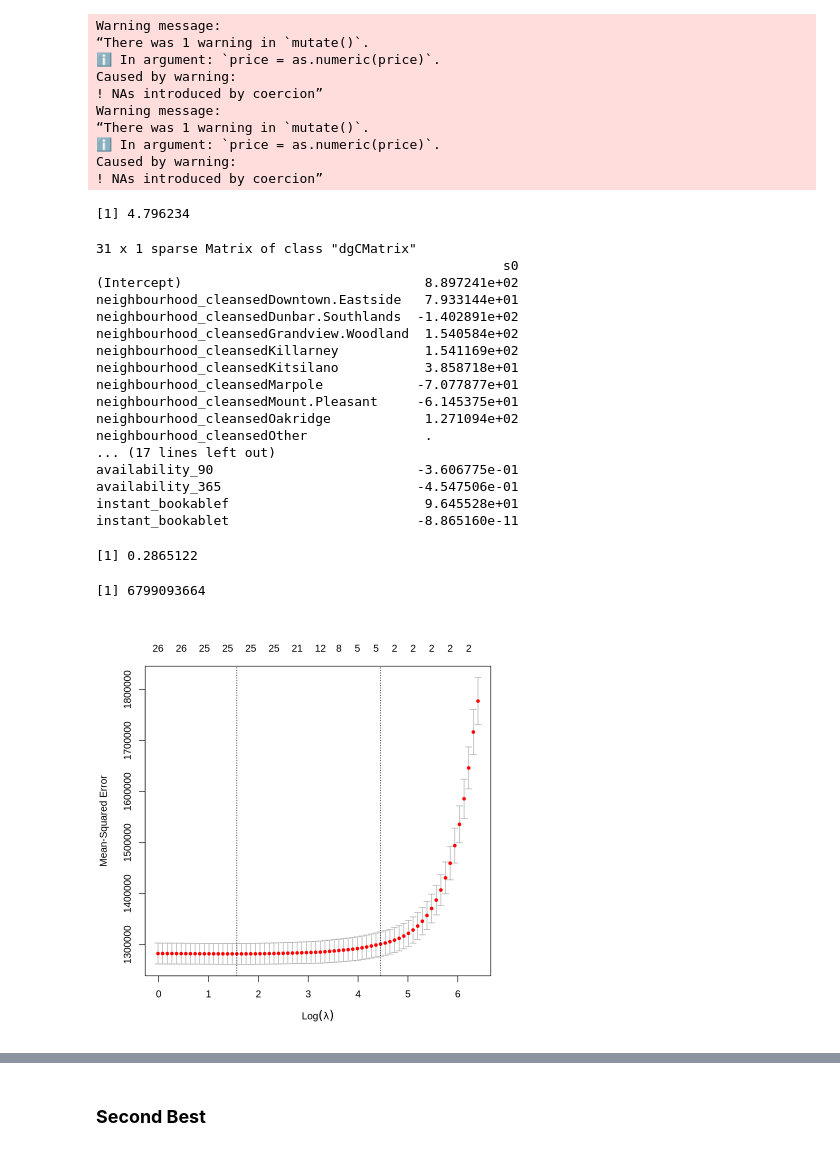
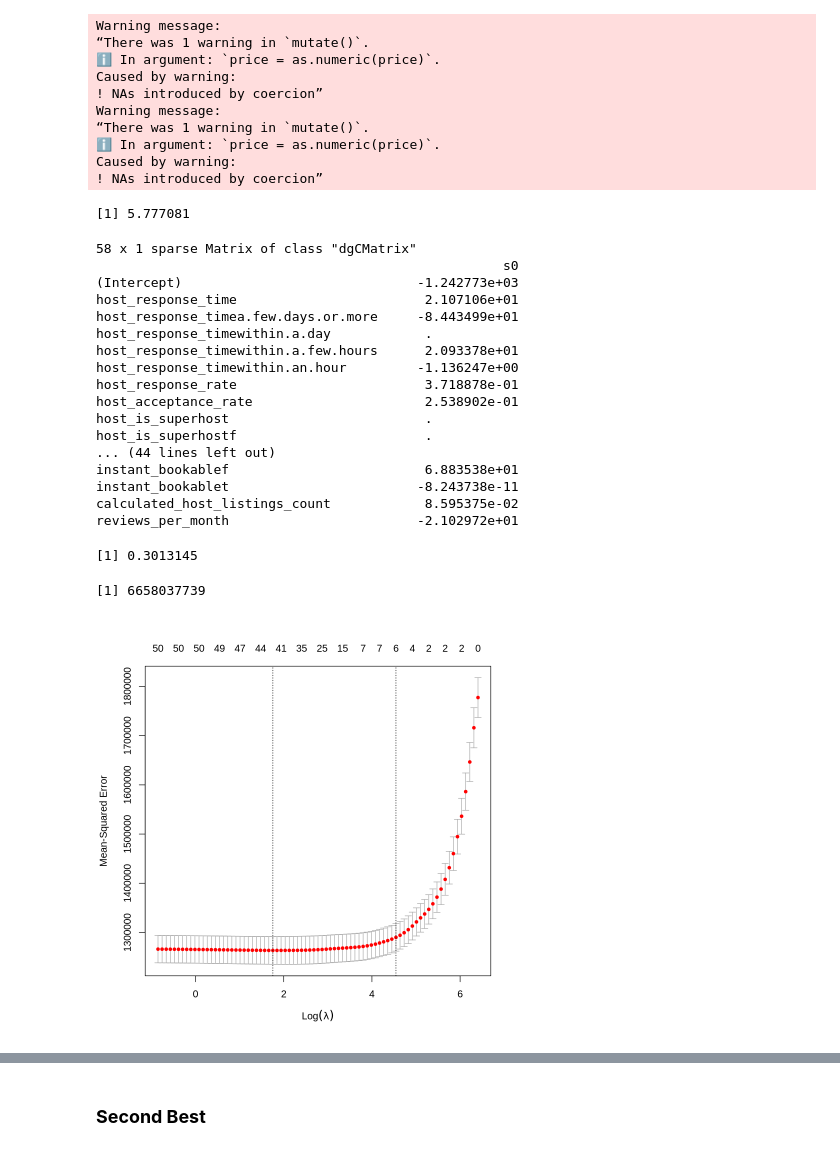
Before and after one commit to amahaj02/WIDS-Case-Comp, a Jupyter notebook: sidd.ipynb, the cells around one changed output, grey strips where cells are left out. Saved outputs shown, nothing was run; the diff lists cells and outputs as text; code cells hidden in the pictures.

```diff
--- a/sidd.ipynb
+++ b/sidd.ipynb
@@ -81,48 +101,48 @@ Warning message:
 Caused by warning:
 ! NAs introduced by coercion”
 # %%
-y_n0 <- train_clean$monthly_revenue
-x_n0 <- makeX(train_clean %>% select(-monthly_revenue),
+y_clean <- train_clean$monthly_revenue
+x_clean <- makeX(train_clean %>% select(-monthly_revenue),
           na.impute = TRUE)
 
-cv_model_n0 <- cv.glmnet(x_n0, y_n0, alpha = 1)
+cv_model_clean <- cv.glmnet(x_clean, y_clean, alpha = 1)
 
-best_lambda_n0 <- cv_model_n0$lambda.min
-best_lambda_n0
+best_lambda_clean <- cv_model_clean$lambda.min
+best_lambda_clean
 
-plot(cv_model_n0)
+plot(cv_model_clean)
 
-best_model_n0 <- glmnet(x_n0, y_n0, alpha = 1, lambda = best_lambda_n0)
-coef(best_model_n0)
+best_model_clean <- glmnet(x_clean, y_clean, alpha = 1, lambda = best_lambda_clean)
+coef(best_model_clean)
 
-pred_y_n0 <- predict(best_model_n0, s = best_lambda_n0, newx = x_n0)
+pred_y_clean <- predict(best_model_clean, s = best_lambda_clean, newx = x_clean)
 
-sst_n0 <- sum((y_n0 - mean(y_n0))^2)
-sse_n0 <- sum((pred_y_n0 - y_n0)^2)
+sst_clean <- sum((y_clean - mean(y_clean))^2)
+sse_clean <- sum((pred_y_clean - y_clean)^2)
 
-rsq_n0 <- 1 - sse_n0/sst_n0
-rsq_n0
-sse_n0
+rsq_clean <- 1 - sse_clean/sst_clean
+rsq_clean
+sse_clean
 # %% [output]
-[1] 4.796234
+[1] 5.777081
-31 x 1 sparse Matrix of class "dgCMatrix"
+58 x 1 sparse Matrix of class "dgCMatrix"
                                                     s0
-(Intercept)                               8.897241e+02
-neighbourhood_cleansedDowntown.Eastside   7.933144e+01
-neighbourhood_cleansedDunbar.Southlands  -1.402891e+02
-neighbourhood_cleansedGrandview.Woodland  1.540584e+02
-neighbourhood_cleansedKillarney           1.541169e+02
-neighbourhood_cleansedKitsilano           3.858718e+01
-neighbourhood_cleansedMarpole            -7.077877e+01
-neighbourhood_cleansedMount.Pleasant     -6.145375e+01
-neighbourhood_cleansedOakridge            1.271094e+02
-neighbourhood_cleansedOther               .
-... (17 lines left out)
-availability_90                          -3.606775e-01
-availability_365                         -4.547506e-01
-instant_bookablef                         9.645528e+01
-instant_bookablet                        -8.865160e-11
+(Intercept)                              -1.242773e+03
+host_response_time                        2.107106e+01
+host_response_timea.few.days.or.more     -8.443499e+01
+host_response_timewithin.a.day            .
+host_response_timewithin.a.few.hours      2.093378e+01
+host_response_timewithin.an.hour         -1.136247e+00
+host_response_rate                        3.718878e-01
+host_acceptance_rate                      2.538902e-01
+host_is_superhost                         .
+host_is_superhostf                        .
+... (44 lines left out)
+instant_bookablef                         6.883538e+01
+instant_bookablet                        -8.243738e-11
+calculated_host_listings_count            8.595375e-02
+reviews_per_month                        -2.102972e+01
-[1] 0.2865122
+[1] 0.3013145
-[1] 6799093664
+[1] 6658037739
-[figure, old version]
+[figure, new version]
 # %%
```
Also changed, not shown: parts of 22 cells of this notebook.
